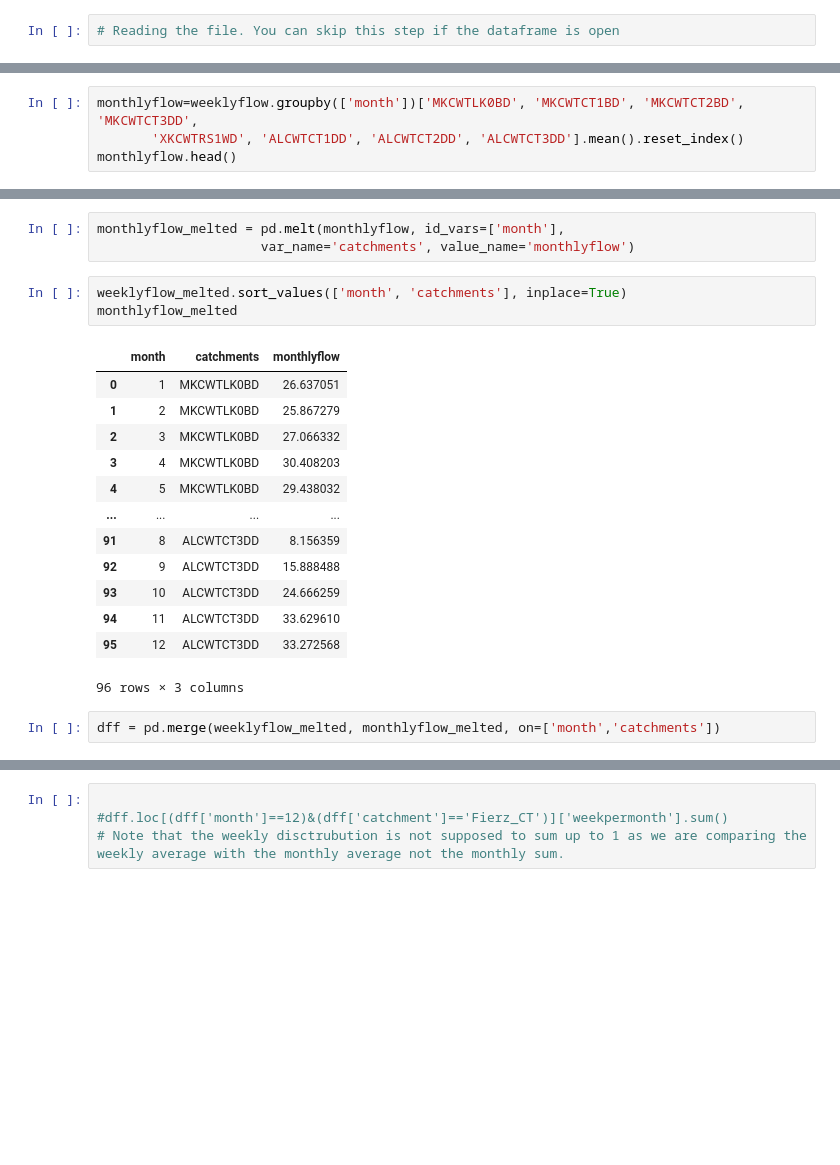
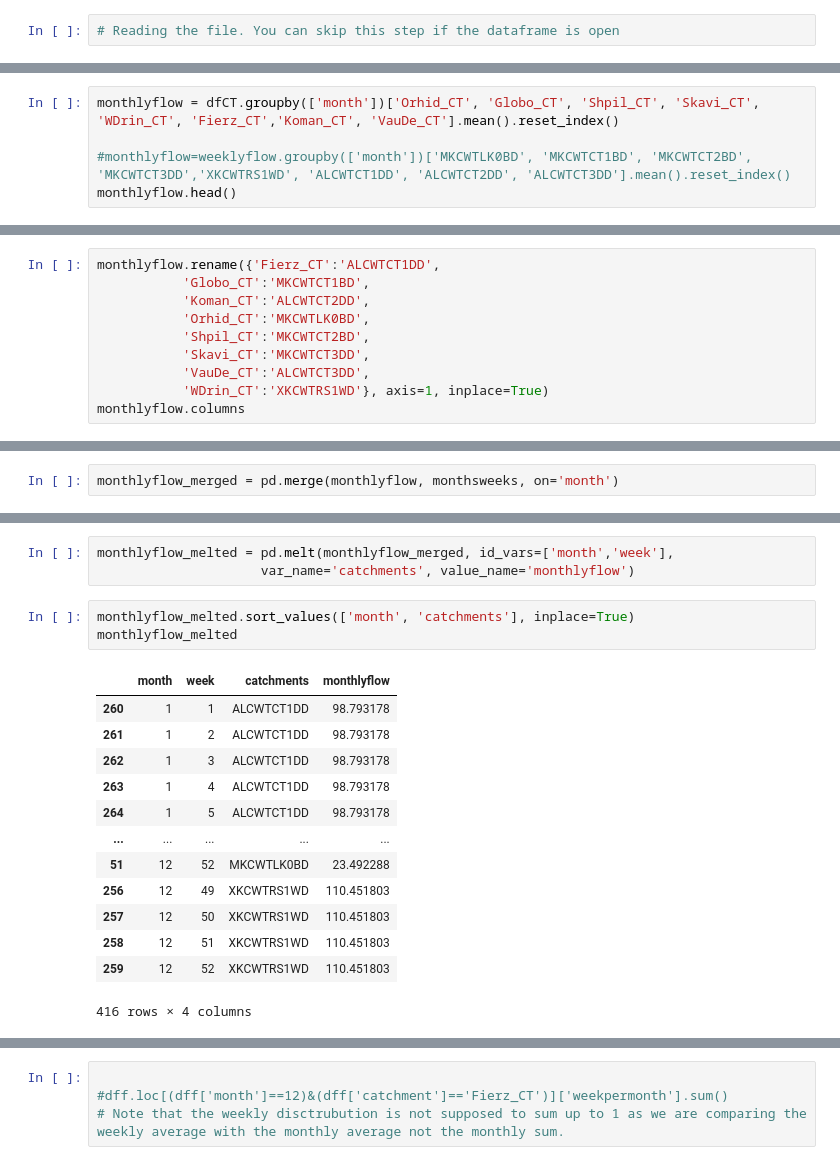
Before and after one commit to KTH-dESA/Drin_Water_Energy_Nexus_Model, a Jupyter notebook: Drin project - hourly data processing to get the weekly distributions 20201023.ipynb, the cells around one changed output, grey strips where cells are left out. Saved outputs shown, nothing was run; the diff lists cells and outputs as text; blank space fills up the shorter version.

```diff
--- a/Drin project - hourly data processing to get the weekly distributions 20201023.ipynb
+++ b/Drin project - hourly data processing to get the weekly distributions 20201023.ipynb
@@ -251,6 +376,7 @@ weeklyflow_melted
 # %%
-monthlyflow=weeklyflow.groupby(['month'])['MKCWTLK0BD', 'MKCWTCT1BD', 'MKCWTCT2BD', 'MKCWTCT3DD',
-       'XKCWTRS1WD', 'ALCWTCT1DD', 'ALCWTCT2DD', 'ALCWTCT3DD'].mean().reset_index()
+monthlyflow = dfCT.groupby(['month'])['Orhid_CT', 'Globo_CT', 'Shpil_CT', 'Skavi_CT', 'WDrin_CT', 'Fierz_CT','Koman_CT', 'VauDe_CT'].mean().reset_index()
+
+#monthlyflow=weeklyflow.groupby(['month'])['MKCWTLK0BD', 'MKCWTCT1BD', 'MKCWTCT2BD', 'MKCWTCT3DD','XKCWTRS1WD', 'ALCWTCT1DD', 'ALCWTCT2DD', 'ALCWTCT3DD'].mean().reset_index()
 monthlyflow.head()
 # %% [output]
 Indexing with multiple keys (implicitly converted to a tuple of keys) will be deprecated, use a list instead.
@@ -262,0 +389,10 @@ Indexing with multiple keys (implicitly converted to a tuple of keys) will be de
+# %%
+monthlyflow.rename({'Fierz_CT':'ALCWTCT1DD',
+           'Globo_CT':'MKCWTCT1BD',
+           'Koman_CT':'ALCWTCT2DD',
+           'Orhid_CT':'MKCWTLK0BD',
+           'Shpil_CT':'MKCWTCT2BD',
+           'Skavi_CT':'MKCWTCT3DD',
+           'VauDe_CT':'ALCWTCT3DD',
+           'WDrin_CT':'XKCWTRS1WD'}, axis=1, inplace=True)
+monthlyflow.columns
@@ -262,0 +403,2 @@ Indexing with multiple keys (implicitly converted to a tuple of keys) will be de
+# %%
+monthlyflow_merged = pd.merge(monthlyflow, monthsweeks, on='month')
@@ -263,22 +425,20 @@ Indexing with multiple keys (implicitly converted to a tuple of keys) will be de
 # %%
-monthlyflow_melted = pd.melt(monthlyflow, id_vars=['month'],
+monthlyflow_melted = pd.melt(monthlyflow_merged, id_vars=['month','week'],
                      var_name='catchments', value_name='monthlyflow')
 # %%
-weeklyflow_melted.sort_values(['month', 'catchments'], inplace=True)
+monthlyflow_melted.sort_values(['month', 'catchments'], inplace=True)
 monthlyflow_melted
 # %% [output]
-|  | month | catchments | monthlyflow |
-| 0 | 1 | MKCWTLK0BD | 26.637051 |
-| 1 | 2 | MKCWTLK0BD | 25.867279 |
-| 2 | 3 | MKCWTLK0BD | 27.066332 |
-| 3 | 4 | MKCWTLK0BD | 30.408203 |
-| 4 | 5 | MKCWTLK0BD | 29.438032 |
-| ... | ... | ... | ... |
-| 91 | 8 | ALCWTCT3DD | 8.156359 |
-| 92 | 9 | ALCWTCT3DD | 15.888488 |
-| 93 | 10 | ALCWTCT3DD | 24.666259 |
-| 94 | 11 | ALCWTCT3DD | 33.629610 |
-| 95 | 12 | ALCWTCT3DD | 33.272568 |
+|  | month | week | catchments | monthlyflow |
+| 260 | 1 | 1 | ALCWTCT1DD | 98.793178 |
+| 261 | 1 | 2 | ALCWTCT1DD | 98.793178 |
+| 262 | 1 | 3 | ALCWTCT1DD | 98.793178 |
+| 263 | 1 | 4 | ALCWTCT1DD | 98.793178 |
+| 264 | 1 | 5 | ALCWTCT1DD | 98.793178 |
+| ... | ... | ... | ... | ... |
+| 51 | 12 | 52 | MKCWTLK0BD | 23.492288 |
+| 256 | 12 | 49 | XKCWTRS1WD | 110.451803 |
+| 257 | 12 | 50 | XKCWTRS1WD | 110.451803 |
+| 258 | 12 | 51 | XKCWTRS1WD | 110.451803 |
+| 259 | 12 | 52 | XKCWTRS1WD | 110.451803 |
-96 rows × 3 columns
+416 rows × 4 columns
-# %%
-dff = pd.merge(weeklyflow_melted, monthlyflow_melted, on=['month','catchments'])
```
Also changed, not shown: parts of 28 cells of this notebook, 50 other files.
